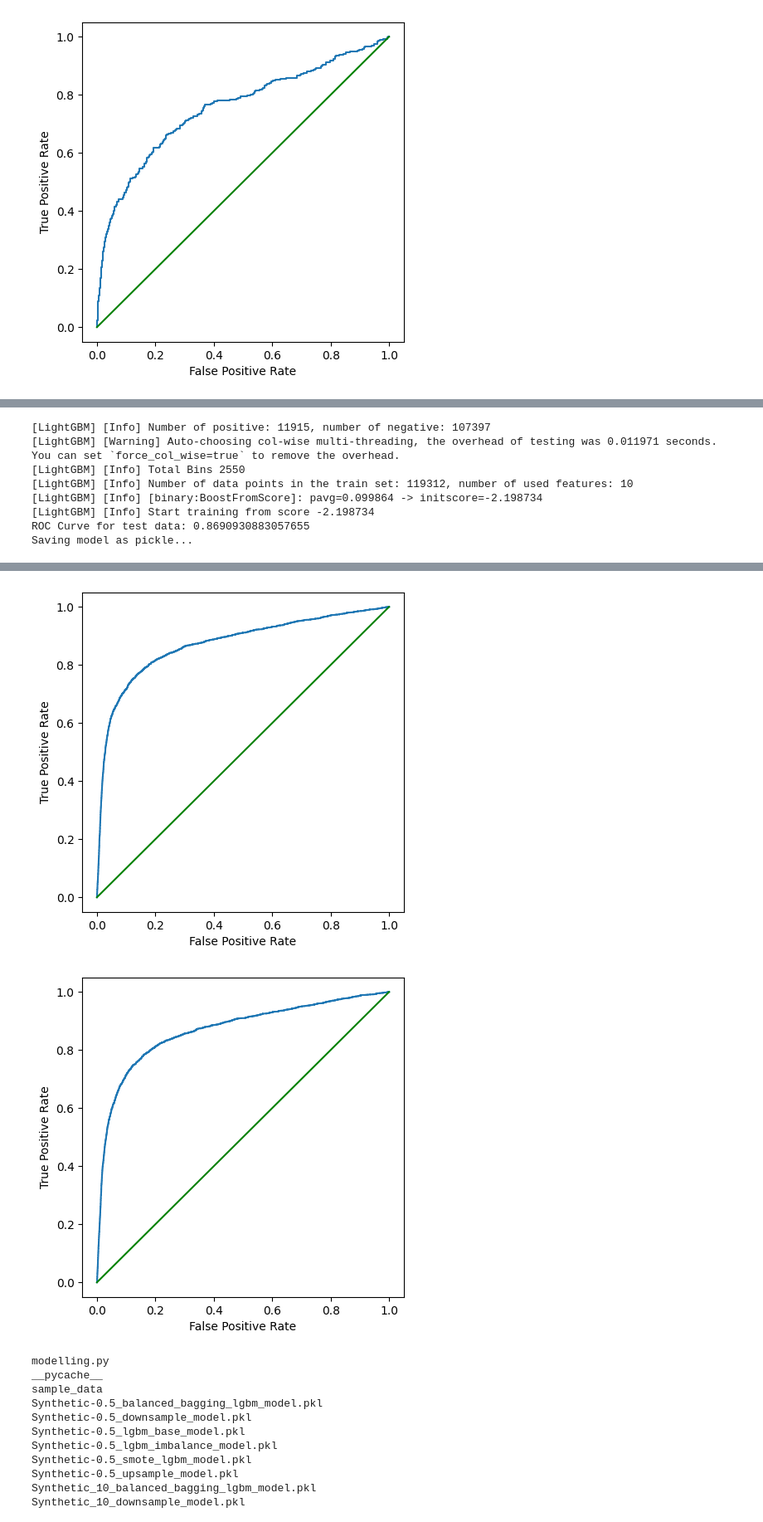
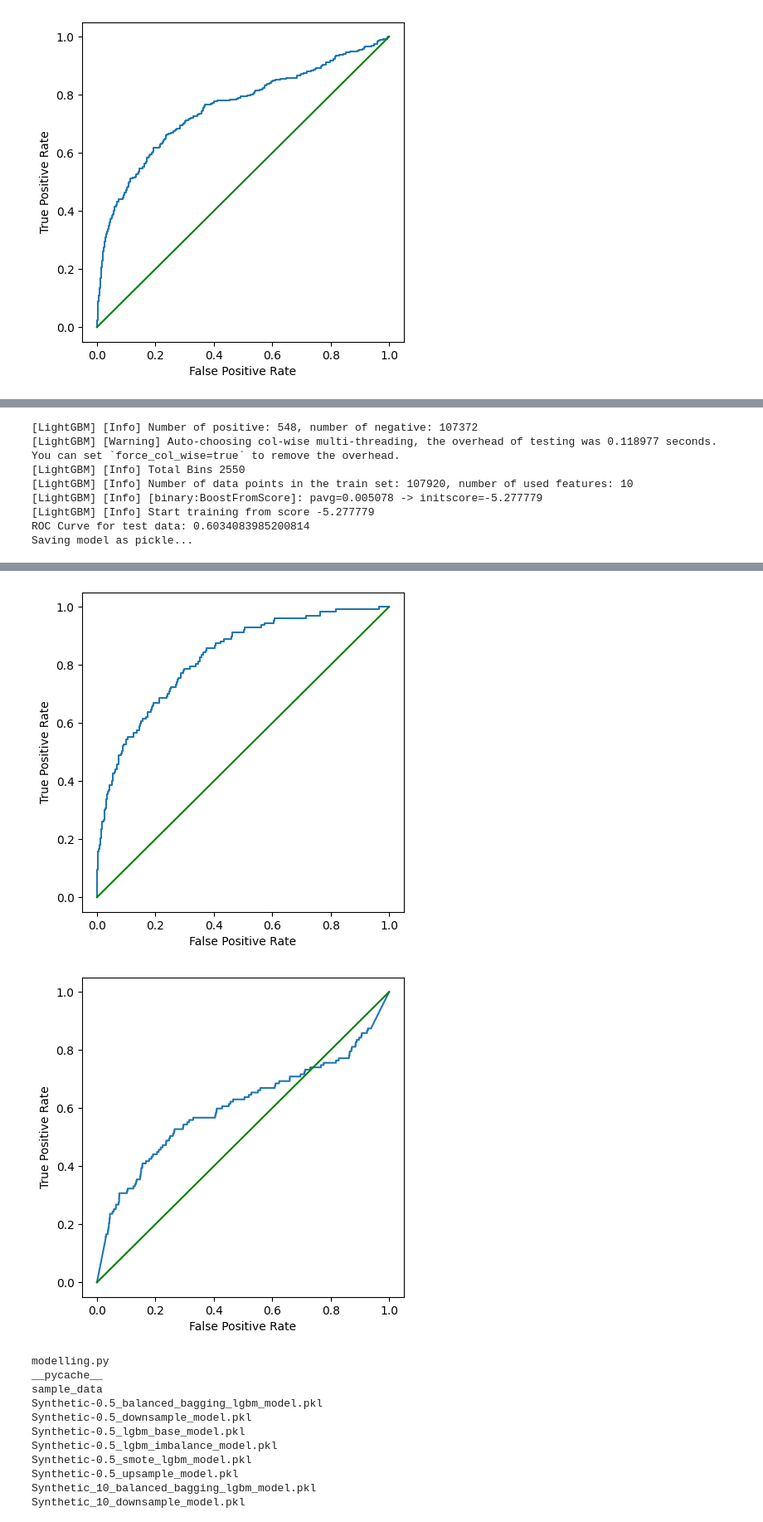
Before and after one commit to ADA-GWU/guidedresearchproject-ShamilShukurov, a Jupyter notebook: code/Experiment_Synthetic.ipynb, the cells around one changed output, grey strips where cells are left out. Shown at 83% size. Cells and saved outputs as stored; diff of their text form; code cells hidden in the pictures.

Commit message:
synthetic experiment notebook updated

```diff
--- a/code/Experiment_Synthetic.ipynb
+++ b/code/Experiment_Synthetic.ipynb
@@ -297,7 +297,7 @@ Saving model as pickle...
 # %%
 df_005 = get_imbalanced(df_orig,0.005)
 df_005_train, df_005_test = train_test_split(df_005, test_size=0.2, random_state=42)
-rep_005 = built_experiment(df_01_train, df_01_test,"target","Synthetic-0.5")
+rep_005 = built_experiment(df_005_train, df_005_test,"target","Synthetic-0.5")
 reports.append(rep_005)
 pd.concat(reports)
 # %% [output]
@@ -320,12 +320,12 @@ ROC Curve for test data: 0.8727080135089447
 Saving model as pickle...
-[LightGBM] [Info] Number of positive: 11915, number of negative: 107397
-[LightGBM] [Warning] Auto-choosing col-wise multi-threading, the overhead of testing was 0.011971 seconds.
+[LightGBM] [Info] Number of positive: 548, number of negative: 107372
+[LightGBM] [Warning] Auto-choosing col-wise multi-threading, the overhead of testing was 0.118977 seconds.
 You can set `force_col_wise=true` to remove the overhead.
 [LightGBM] [Info] Total Bins 2550
-[LightGBM] [Info] Number of data points in the train set: 119312, number of used features: 10
-[LightGBM] [Info] [binary:BoostFromScore]: pavg=0.099864 -> initscore=-2.198734
-[LightGBM] [Info] Start training from score -2.198734
-ROC Curve for test data: 0.8690930883057655
+[LightGBM] [Info] Number of data points in the train set: 107920, number of used features: 10
+[LightGBM] [Info] [binary:BoostFromScore]: pavg=0.005078 -> initscore=-5.277779
+[LightGBM] [Info] Start training from score -5.277779
+ROC Curve for test data: 0.6034083985200814
 Saving model as pickle...
 |  | Dataset | Model | f1_test | f1_train | accuracy_test | accuracy_train | AUC_test | AUC_train |
 | 0 | Synthetic | LGBM Baseline | 0.723974 | 0.731522 | 0.844825 | 0.847125 | 0.874678 | 0.883579 |
@@ -351,5 +351,5 @@ Saving model as pickle...
-[figure, old version]
+[figure, new version]
-[figure, old version]
+[figure, new version]
 # %%
 experiment_results = pd.concat(reports)
 # %%
```
Also changed, not shown: parts of 1 cell of this notebook.
